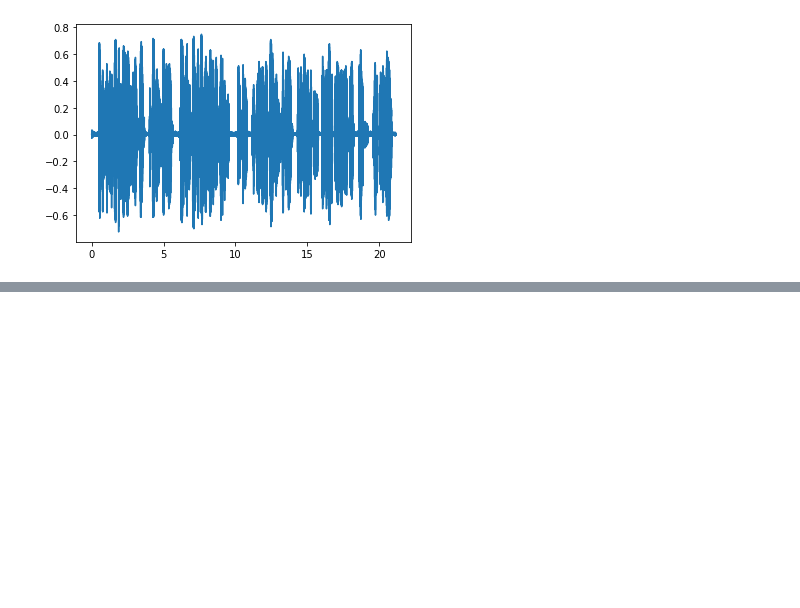
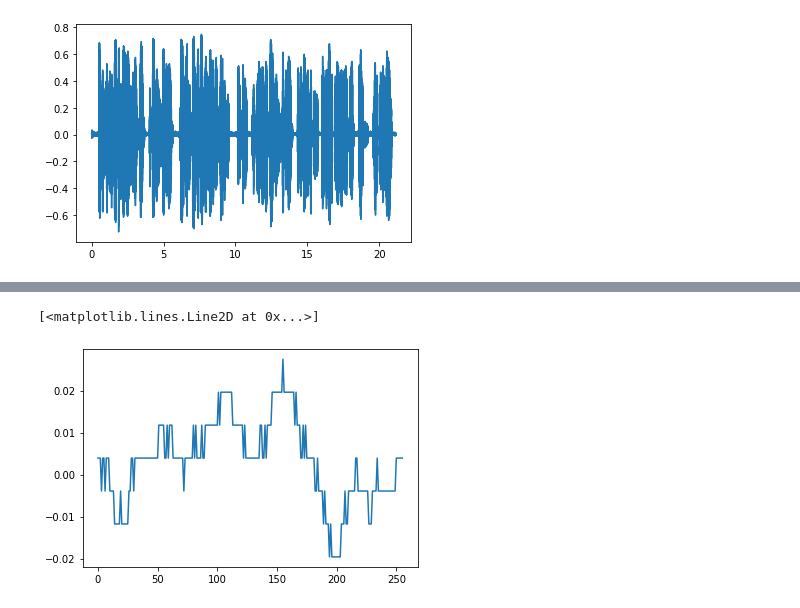
Before and after one commit to lnadi17/spectro-kg, a Jupyter notebook: notebook.ipynb, the cells around one changed output, grey strips where cells are left out. Drawn from its saved outputs; the diff is of its cells as text; code cells hidden in the pictures; blank space fills up the shorter version.

```diff
--- a/notebook.ipynb
+++ b/notebook.ipynb
@@ -45,0 +63,9 @@ plt.plot(t, audio_data)
+# %%
+def get_window(signal, width, index):
+    return signal[width * index: width * (index + 1)]
+# %%
+test = get_window(inv_fw, 256, 3)
+plt.plot(test)
+# %% [output]
+[<matplotlib.lines.Line2D at 0x...>]
+[figure, added]
```
Also changed, not shown: parts of 6 cells of this notebook.
